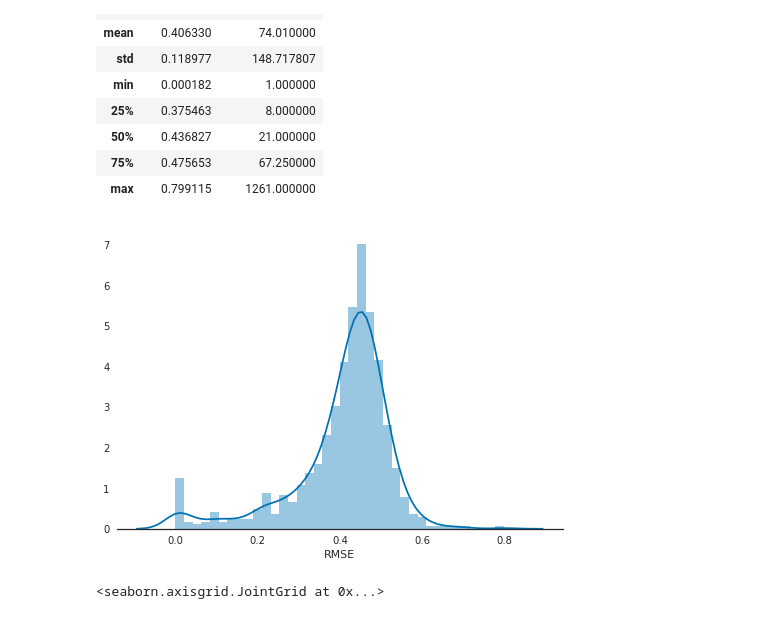
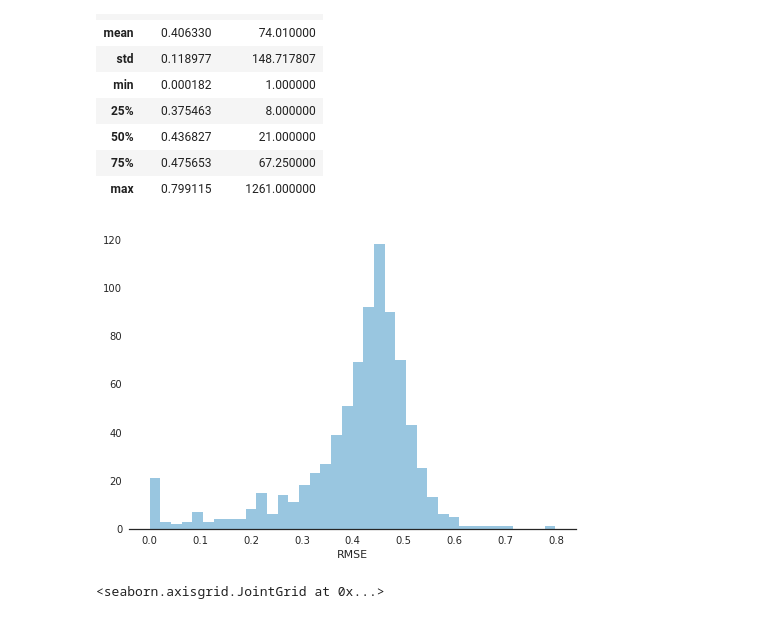
Before and after one commit to mit0110/knowledge_tracing, a Jupyter notebook: notebooks/Compilation of results.ipynb, the cells around one changed output. Saved outputs shown, nothing was run; the diff lists cells and outputs as text; code cells hidden in the pictures.

Commit message:
Adding latest result

```diff
--- a/notebooks/Compilation of results.ipynb
+++ b/notebooks/Compilation of results.ipynb
@@ -194,10 +203,10 @@ rmse_results.describe()
 | 75% | 0.475653 | 67.250000 |
 | max | 0.799115 | 1261.000000 |
 # %%
-seaborn.distplot(rmse_results.RMSE)
+seaborn.distplot(rmse_results.RMSE, kde=False)
 seaborn.despine(left=True)
 # %% [output]
-[figure, old version]
+[figure, new version]
 # %%
 seaborn.jointplot(x='RMSE', y='Sequence lenght', data=rmse_results)
 # %% [output]
```
Also changed, not shown: parts of 52 cells of this notebook, 3 other files.
